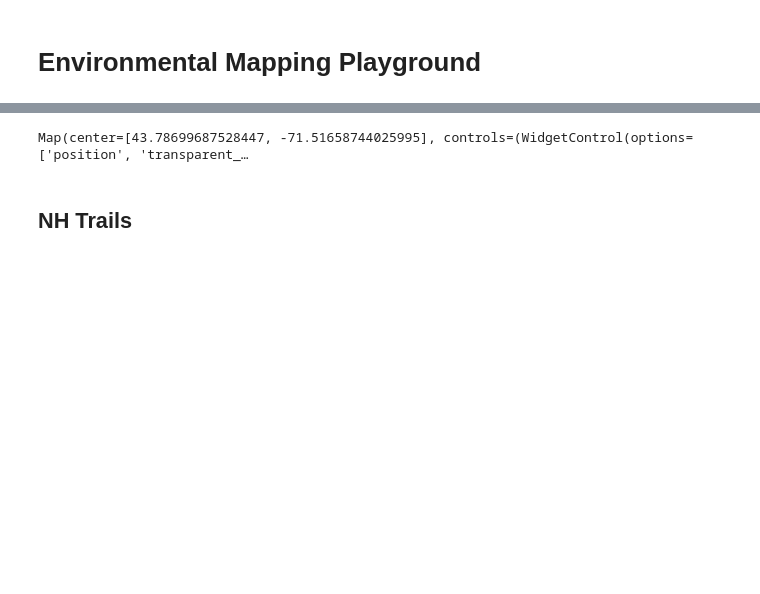
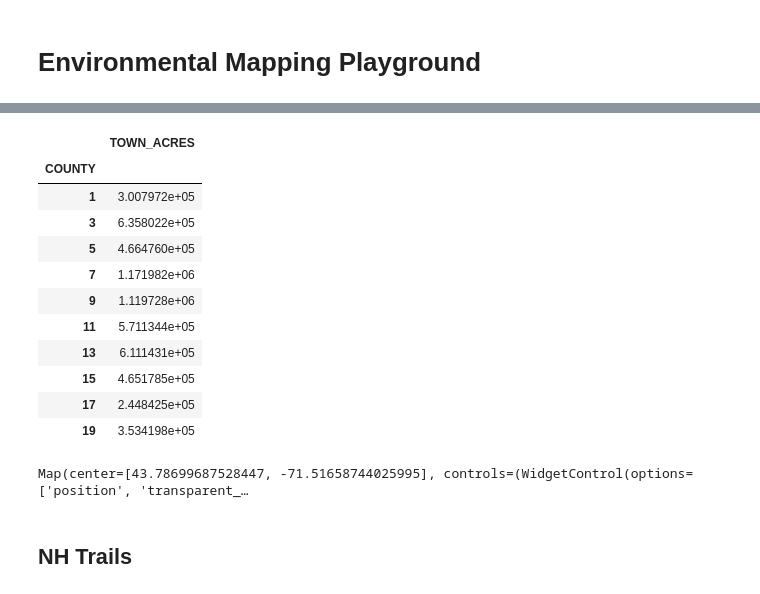
Before and after one commit to HKuz/Environmental_Mapping, a Jupyter notebook: Env_Mapping.ipynb, the cells around one changed output, grey strips where cells are left out. Cells and saved outputs as stored; diff of their text form; code cells hidden in the pictures; blank space fills up the shorter version.

```diff
--- a/Env_Mapping.ipynb
+++ b/Env_Mapping.ipynb
@@ -10,0 +120,12 @@ nh_zoom = 8
+# %%
+# Create counties DataFrame
+counties = gpd.GeoDataFrame(pb_poly.groupby('COUNTY')['TOWN_ACRES'].sum())
+tmp = []
+
+for idx in counties.index:
+    try:
+        tmp.append((idx, pb_poly[pb_poly['COUNTY'] == idx]['geometry'].unary_union))
+    except:
+        print('Bad topo')
+
+#     counties.loc[idx, 'geometry'] = pb_poly[pb_poly['COUNTY'] == idx]['geometry'].unary_union
@@ -10,0 +145,15 @@ nh_zoom = 8
+# %%
+counties
+# %% [output]
+|  | TOWN_ACRES |
+| COUNTY |  |
+| 1 | 3.007972e+05 |
+| 3 | 6.358022e+05 |
+| 5 | 4.664760e+05 |
+| 7 | 1.171982e+06 |
+| 9 | 1.119728e+06 |
+| 11 | 5.711344e+05 |
+| 13 | 6.111431e+05 |
+| 15 | 4.651785e+05 |
+| 17 | 2.448425e+05 |
+| 19 | 3.534198e+05 |
```
Also changed, not shown: parts of 14 cells of this notebook, 1 other file.
